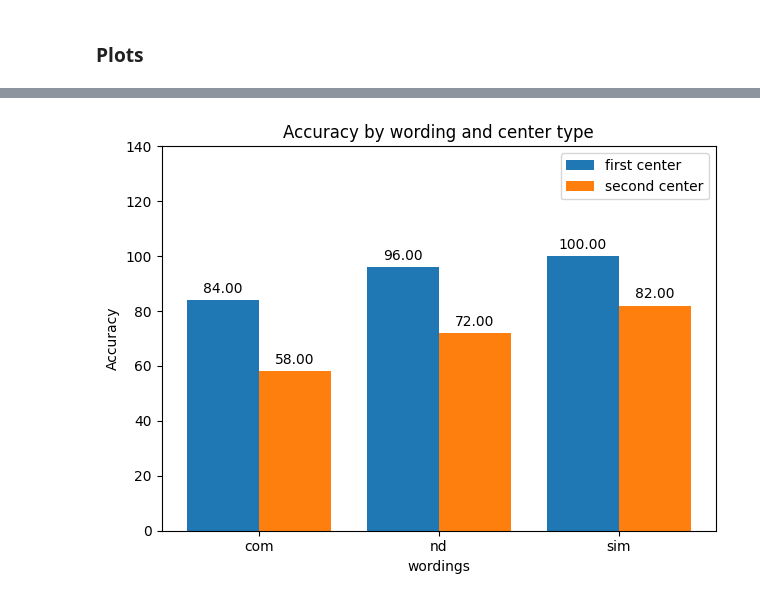
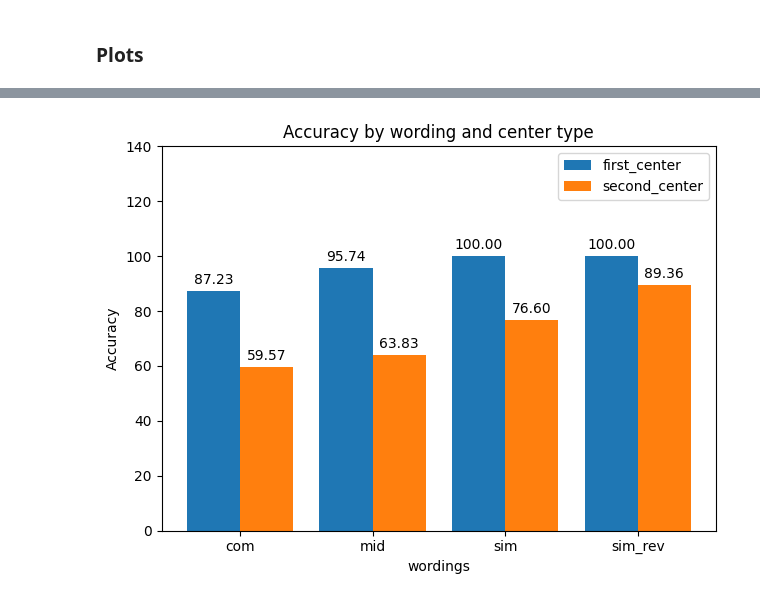
Before and after one commit to inbalh1/ModelsCognitiveSkills, a Jupyter notebook: NLP_readData_vicuna_.ipynb, the cells around one changed output, grey strips where cells are left out. Drawn from its saved outputs; the diff is of its cells as text; code cells hidden in the pictures.

```diff
--- a/NLP_readData_vicuna_.ipynb
+++ b/NLP_readData_vicuna_.ipynb
@@ -211,0 +235,2 @@ correct_predictions_second_sim, total_predictions_second_sim = predict_and_calcu
+# %%
+df = pd.read_csv('examples_with_predictions.csv')
@@ -249,7 +301,7 @@ def plot_acc(names, values, title, xlabels):
   # Show the plot
   plt.show()
 # %%
-def plot_grouped_barplot(categories, group_values, group_labels, xlabel, title):
+def plot_grouped_barplot(categories, group_values, group_labels, xlabel, title, res_dir):
     """
     Function to create a grouped bar plot for categories with multiple groups of values.
 
@@ -314,7 +366,8 @@ def plot_grouped_barplot(categories, group_values, group_labels, xlabel, title):
 
     # Save the plot
     filename = title.lower().replace(' ', '_') + '.png'
-    plt.savefig(filename)
+    file_path = os.path.join(res_dir, filename)
+    plt.savefig(file_path)
 
     # Show the plot after saving
     plt.show()
@@ -343,0 +376,2 @@ plot_acc(["first center", "second center"], [acc_first, acc_second], "Accuracy a
+# %%
+res_dir = MODEL_NAME.replace("/", "_")
@@ -343,0 +396,13 @@ plot_acc(["first center", "second center"], [acc_first, acc_second], "Accuracy a
+# %%
+# Compare according to different types
+center_types_accuracy = {}
+
+for center_type in all_center_types:
+  correct_predictions = 0
+  total_predictions = 0
+  for wording in wordings:
+    correct_predictions += correct_preds_dict[center_type + "_" + wording]
+    total_predictions += total_preds_dict[center_type + "_" + wording]
+  center_types_accuracy[center_type] = calc_accuracy(correct_predictions, total_predictions)
+
+plot_acc(center_types_accuracy, "Accuracy according to center type", "center type", res_dir)
@@ -344,16 +411,16 @@ plot_acc(["first center", "second center"], [acc_first, acc_second], "Accuracy a
 # %%
 # Draw a plot of accuracy by wording category and center type as group
-wordings = ['com', 'nd', 'sim']
-types = ["first center", "second center"]
-accuracy_type_1 = [calc_accuracy(correct_predictions_first, total_predictions_first),
-                   calc_accuracy(correct_predictions_first_nd, total_predictions_first_nd),
-                   calc_accuracy(correct_predictions_first_sim, total_predictions_first_sim)]
 
-accuracy_type_2 = [calc_accuracy(correct_predictions_second, total_predictions_second),
-                   calc_accuracy(correct_predictions_second_nd, total_predictions_second_nd),
-                   calc_accuracy(correct_predictions_second_sim, total_predictions_second_sim)]
+acc_by_wording_center_type = []
 
-values = [accuracy_type_1, accuracy_type_2]
-plot_grouped_barplot(wordings, values, types, "wordings", "Accuracy by wording and center type")
+for center_type in all_center_types:
+  wording_acc = []
+  for wording in wordings:
+    correct_predictions = correct_preds_dict[center_type + "_" + wording]
+    total_predictions = total_preds_dict[center_type + "_" + wording]
+    wording_acc.append(calc_accuracy(correct_predictions, total_predictions))
+  acc_by_wording_center_type.append(wording_acc)
+
+plot_grouped_barplot(wordings, acc_by_wording_center_type, all_center_types, "wordings", "Accuracy by wording and center type", res_dir)
 # %% [output]
-[figure, old version]
+[figure, new version]
```
Also changed, not shown: parts of 36 cells of this notebook, 2 other files.
